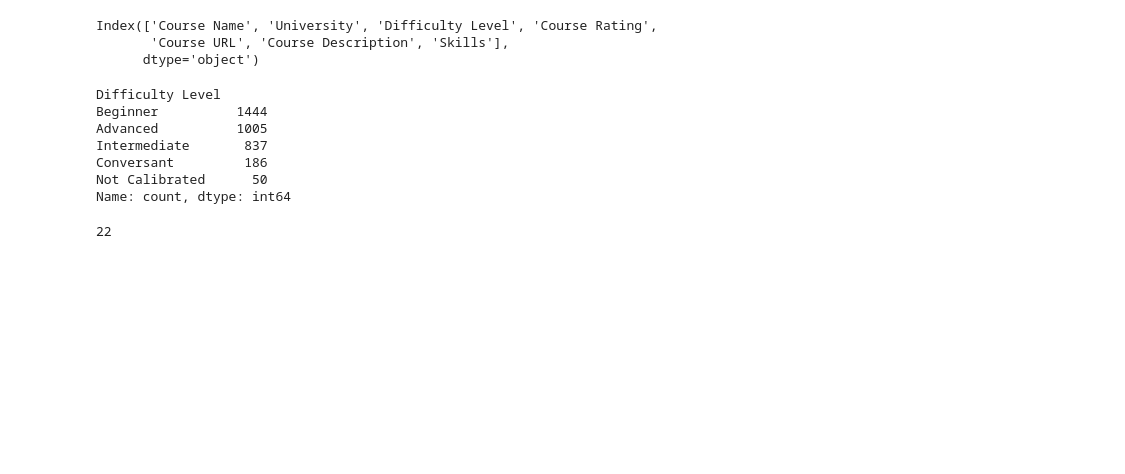
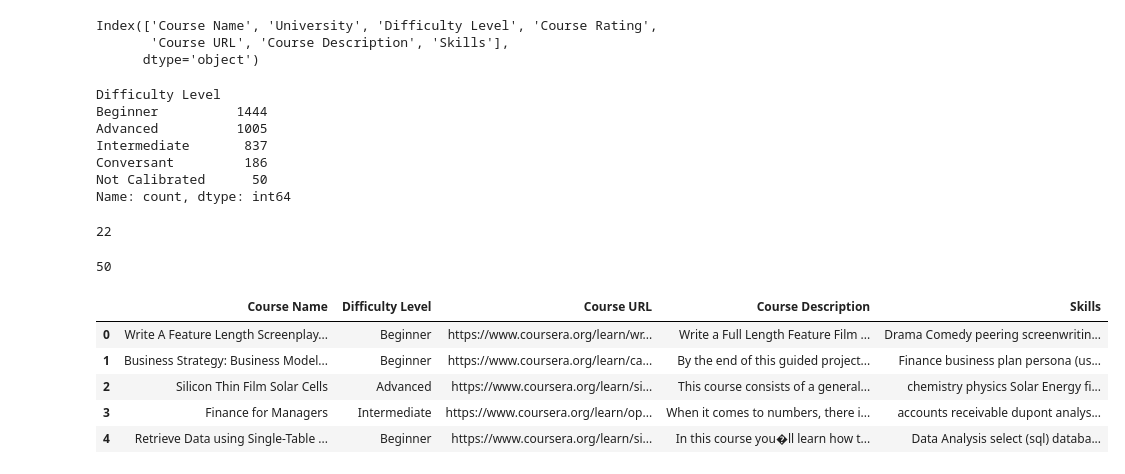
Before and after one commit to shafnybuilds/course-recommendation-system, a Jupyter notebook: main.ipynb, the cells around one changed output. Drawn from its saved outputs; the diff is of its cells as text; code cells hidden in the pictures; blank space fills up the shorter version.

```diff
--- a/main.ipynb
+++ b/main.ipynb
@@ -60,3 +60,18 @@ Name: count, dtype: int64
 data["Course Rating"].value_counts().nunique()
 # %% [output]
 22
+# %%
+data['University'].value_counts().nunique()
+# %% [output]
+50
+# %%
+data = data[['Course Name', 'Difficulty Level', 'Course URL', 'Course Description', 'Skills']]
+
+data.head()
+# %% [output]
+|  | Course Name | Difficulty Level | Course URL | Course Description | Skills |
+| 0 | Write A Feature Length Screenplay... | Beginner | https://www.coursera.org/learn/wr... | Write a Full Length Feature Film ... | Drama Comedy peering screenwritin... |
+| 1 | Business Strategy: Business Model... | Beginner | https://www.coursera.org/learn/ca... | By the end of this guided project... | Finance business plan persona (us... |
+| 2 | Silicon Thin Film Solar Cells | Advanced | https://www.coursera.org/learn/si... | This course consists of a general... | chemistry physics Solar Energy fi... |
+| 3 | Finance for Managers | Intermediate | https://www.coursera.org/learn/op... | When it comes to numbers, there i... | accounts receivable dupont analys... |
+| 4 | Retrieve Data using Single-Table ... | Beginner | https://www.coursera.org/learn/si... | In this course you�ll learn how t... | Data Analysis select (sql) databa... |
```
Also changed, not shown: parts of 6 cells of this notebook.
